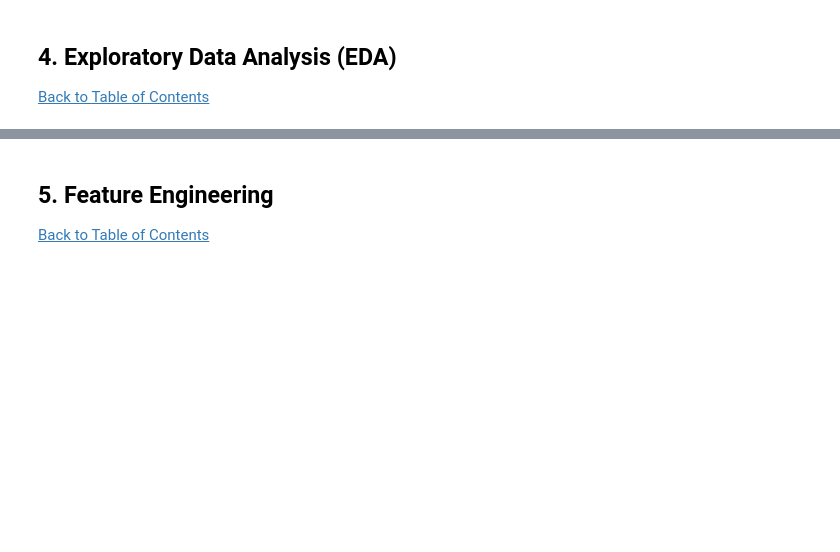
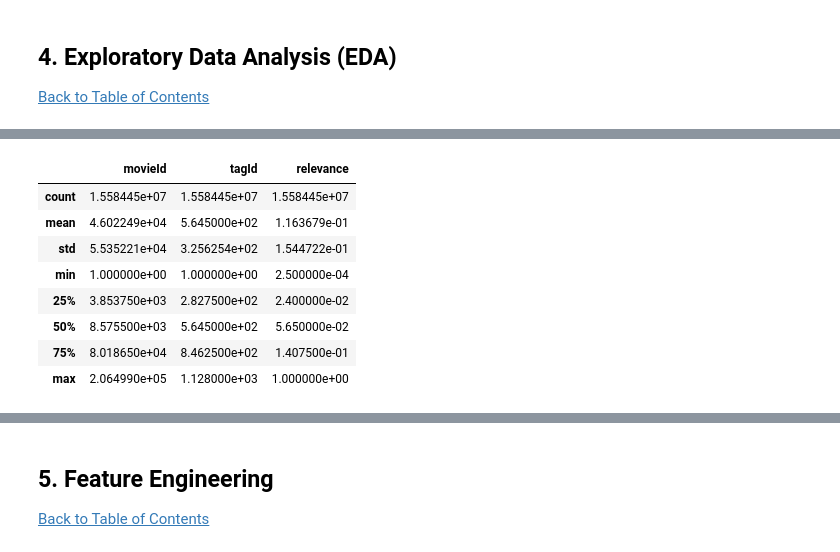
Before and after one commit to Th3mbi/Unsupervised-Notebook-2307FTDS-Team-JM4, a Jupyter notebook: Unsupervised Learning Notebook 2307FTDS Team JM4.ipynb, the cells around one changed output, grey strips where cells are left out. Cells and saved outputs as stored; diff of their text form; code cells hidden in the pictures; blank space fills up the shorter version.

```diff
--- a/Unsupervised Learning Notebook 2307FTDS Team JM4.ipynb
+++ b/Unsupervised Learning Notebook 2307FTDS Team JM4.ipynb
@@ -110,0 +281,12 @@ links = pd.read_csv('links.csv')
+# %%
+genome_scores.describe()
+# %% [output]
+|  | movieId | tagId | relevance |
+| count | 1.558445e+07 | 1.558445e+07 | 1.558445e+07 |
+| mean | 4.602249e+04 | 5.645000e+02 | 1.163679e-01 |
+| std | 5.535221e+04 | 3.256254e+02 | 1.544722e-01 |
+| min | 1.000000e+00 | 1.000000e+00 | 2.500000e-04 |
+| 25% | 3.853750e+03 | 2.827500e+02 | 2.400000e-02 |
+| 50% | 8.575500e+03 | 5.645000e+02 | 5.650000e-02 |
+| 75% | 8.018650e+04 | 8.462500e+02 | 1.407500e-01 |
+| max | 2.064990e+05 | 1.128000e+03 | 1.000000e+00 |
```
Also changed, not shown: parts of 36 cells of this notebook.
